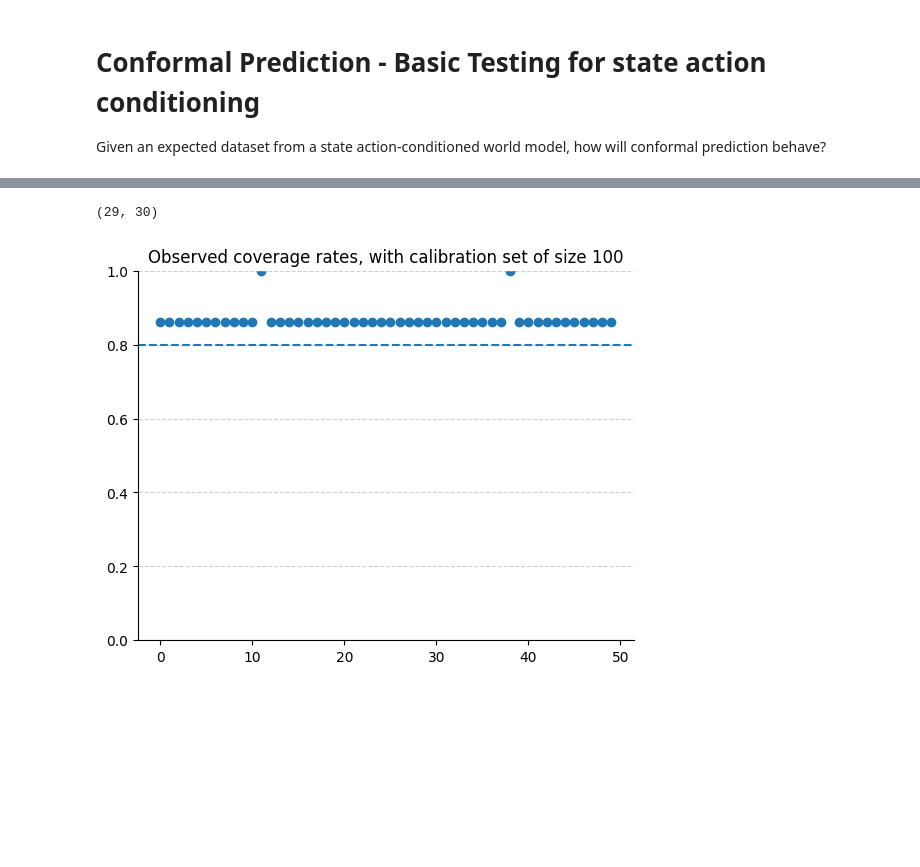
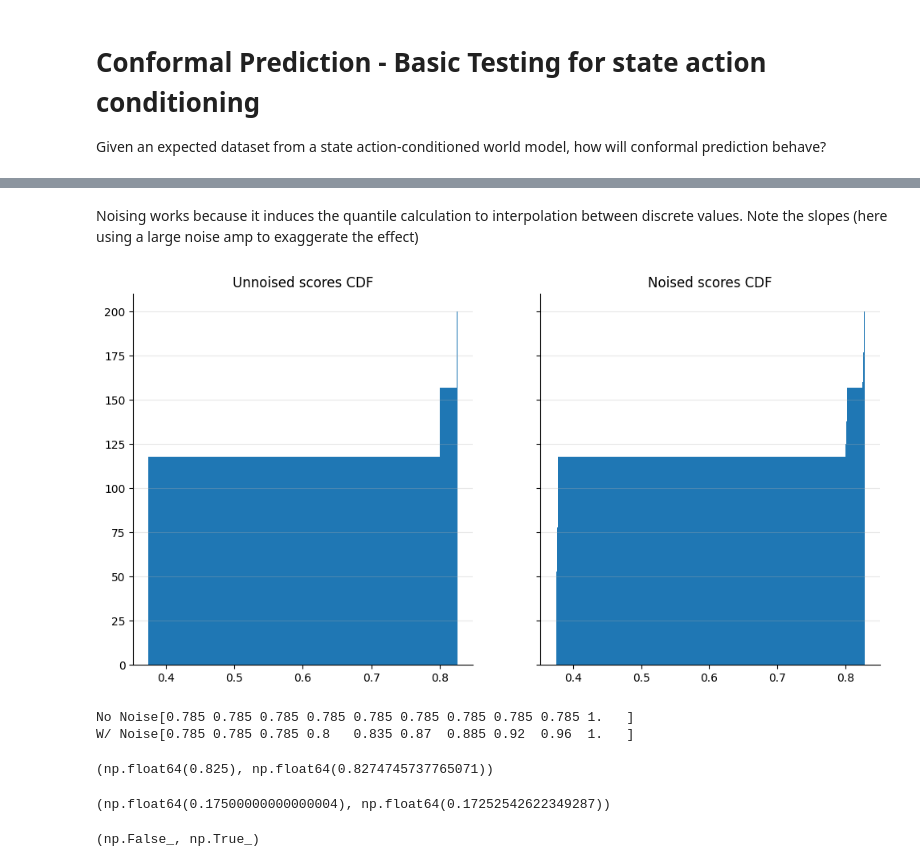
Before and after one commit to foty-hub/msc_thesis, a Jupyter notebook: notebooks/frozen_lake/discrete_cp_test.ipynb, the cells around one changed output, grey strips where cells are left out. Saved outputs shown, nothing was run; the diff lists cells and outputs as text; code cells hidden in the pictures; blank space fills up the shorter version.

```diff
--- a/notebooks/frozen_lake/discrete_cp_test.ipynb
+++ b/notebooks/frozen_lake/discrete_cp_test.ipynb
@@ -83,17 +82,53 @@ plt.legend(frameon=False);
 [figure]
-# %%
-start, end
-# %% [output]
-(29, 30)
 # %%
-
-
-plt.scatter(range(50), coverages_no_noise)
-plt.scatter(range(50), coverages_w_noise)
-plt.axhline(y=1-alpha, linestyle='--')
-plt.ylim(0, 1)
-plt.title(f"Observed coverage rates, with calibration set of size {n}")
-despine(plt.gca())
-plt.grid(which='major', axis='y', linestyle='--', alpha=0.6)
+# plt.scatter(range(50), coverages_no_noise)
+# plt.scatter(range(50), coverages_w_noise)
+# plt.axhline(y=1-alpha, linestyle='--')
+# plt.ylim(0, 1)
+# plt.title(f"Observed coverage rates, with calibration set of size {n}")
+# despine(plt.gca())
+# plt.grid(which='major', axis='y', linestyle='--', alpha=0.6)
-# %% [output]
-[figure, removed]
+# %% [markdown]
+Noising works because it induces the quantile calculation to interpolation between discrete values. Note the slopes (here using a large noise amp to exaggerate the effect)
+# %%
+rng = np.random.default_rng(12)
+
+wm = np.zeros(shape=(16,))
+wm[4] = 0.14
+wm[12] = 0.16
+wm[9] = 0.5
+wm = wm / wm.sum()
+
+calib_set_no_noise = deque(maxlen=n)
+calib_set_w_noise = deque(maxlen=n)
+for _ in range(n):
+    choice = rng.choice(range(16), p=wm)
+    score = 1 - wm[choice]
+    calib_set_no_noise.append(score)
+    calib_set_w_noise.append(score + 3e-3 * rng.random())
+
+fig, axes = plt.subplots(1, 2, sharey='row', figsize=(12, 6))
+
+axes[0].hist(calib_set_no_noise, density=False, cumulative=True, bins=1000)
+axes[1].hist(calib_set_w_noise, density=False, cumulative=True, bins=1000)
+
+[despine(ax) for ax in axes]
+axes[0].grid(which='major', axis='y',alpha=0.3)
+axes[1].grid(which='major', axis='y',alpha=0.3)
+
+axes[0].set_title('Unnoised scores CDF')
+axes[1].set_title('Noised scores CDF')
+# axes[0].axvline(9, c='tab:orange', alpha=0.8, linestyle='--')
+# axes[1].axvline(9, c='tab:orange', alpha=0.8, linestyle='--')
+plt.show()
+# %% [output]
+[figure, added]
+# %%
+bin_vals_no_noise, bins_no_noise, _ = plt.hist(calib_set_no_noise, density=True, cumulative=True, bins=1000);
+bin_vals_w_noise, bins_w_noise, _ = plt.hist(calib_set_w_noise, density=True, cumulative=True, bins=1000);
+plt.close()
+print(f'No Noise{bin_vals_no_noise[-10:]}')
+print(f'W/ Noise{bin_vals_w_noise[-10:]}')
+# %% [output]
+No Noise[0.785 0.785 0.785 0.785 0.785 0.785 0.785 0.785 0.785 1.   ]
+W/ Noise[0.785 0.785 0.785 0.8   0.835 0.87  0.885 0.92  0.96  1.   ]
@@ -99,0 +139,12 @@ plt.grid(which='major', axis='y', linestyle='--', alpha=0.6)
+# %%
+qhat_no_noise, qhat_w_noise
+# %% [output]
+(np.float64(0.825), np.float64(0.8274745737765071))
+# %%
+1 - qhat_no_noise, 1 - qhat_w_noise
+# %% [output]
+(np.float64(0.17500000000000004), np.float64(0.17252542622349287))
+# %%
+0.175 > 1 - qhat_no_noise, 0.175 > 1 - qhat_w_noise
+# %% [output]
+(np.False_, np.True_)
```
Also changed, not shown: parts of 3 cells of this notebook, 1 other file.
